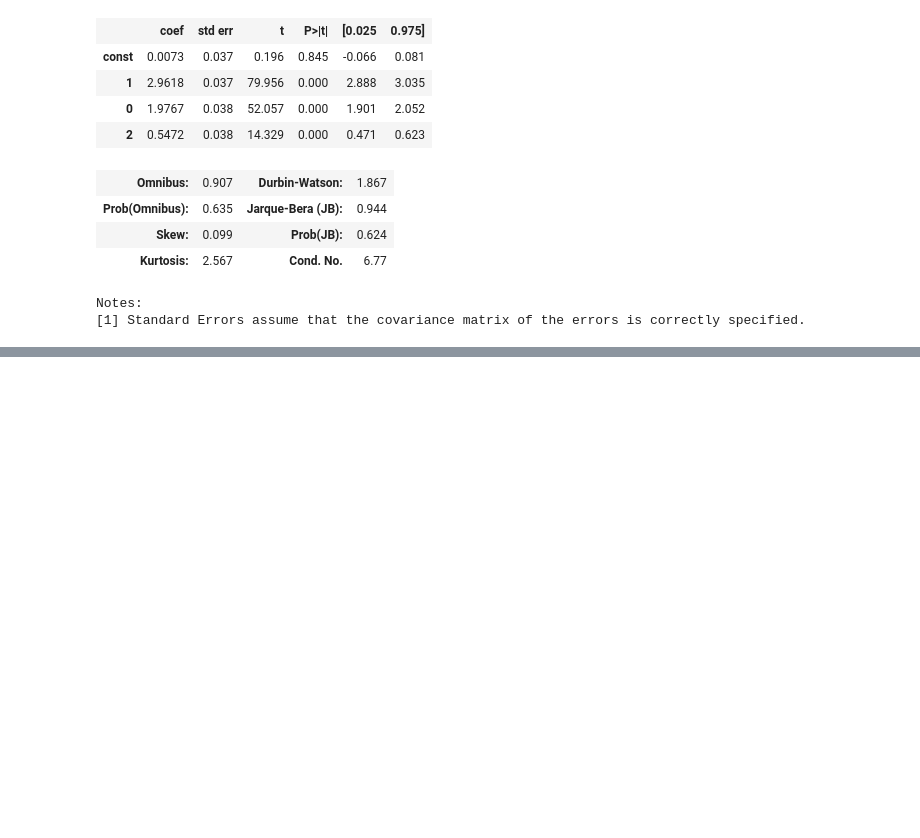
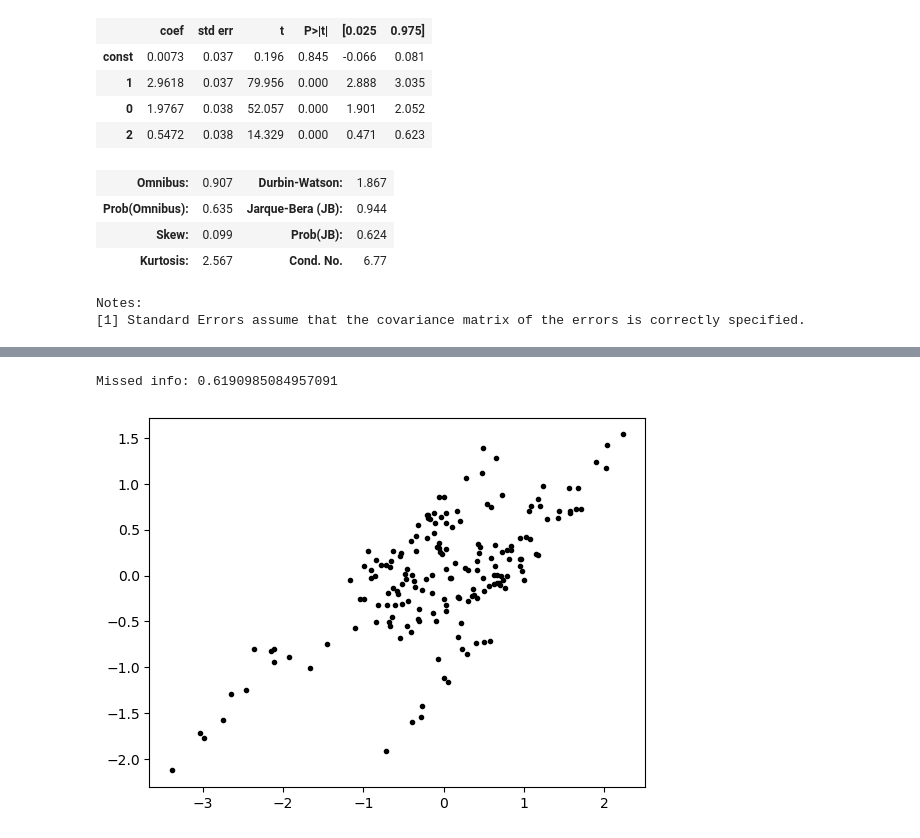
Before and after one commit to TheMerkh/ISLR, a Jupyter notebook: References/6°Chapter.ipynb, the cells around one changed output, grey strips where cells are left out. Cells and saved outputs as stored; diff of their text form; code cells hidden in the pictures; blank space fills up the shorter version.

```diff
--- a/References/6°Chapter.ipynb
+++ b/References/6°Chapter.ipynb
@@ -267,0 +284,17 @@ Missed info 0.008717975754589102
+# %%
+pls = PLSRegression(n_components = 3)
+
+X2D = pls.fit_transform(X,X[:, 2])
+
+fig = plt.figure()
+ax = fig.add_subplot(111)
+
+ax.plot(X2D[0], X2D[1], "k.")
+
+info_retained = 1 - np.sum(np.square(X - pls.predict(X))) / np.sum(np.square(X))
+missed_info = 1 - info_retained
+
+print("Missed info:", missed_info)
+# %% [output]
+Missed info: 0.6190985084957091
+[figure, added]
```
Also changed, not shown: parts of 15 cells of this notebook.
